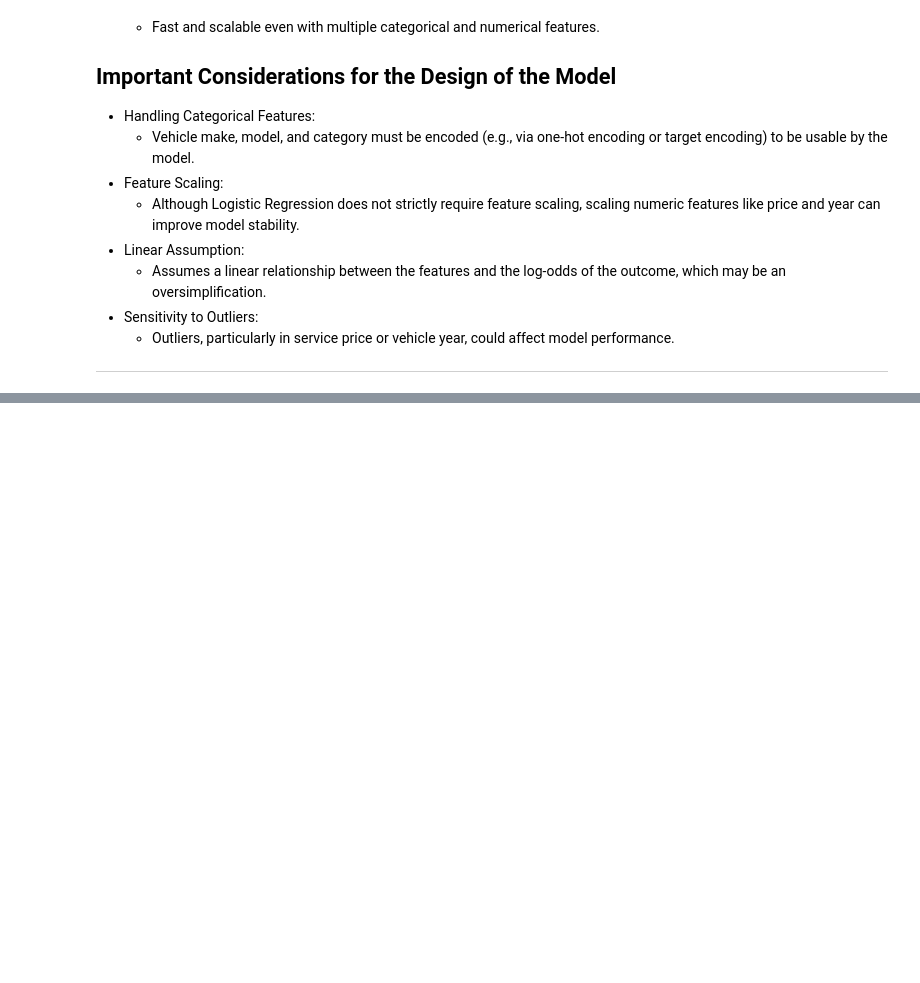
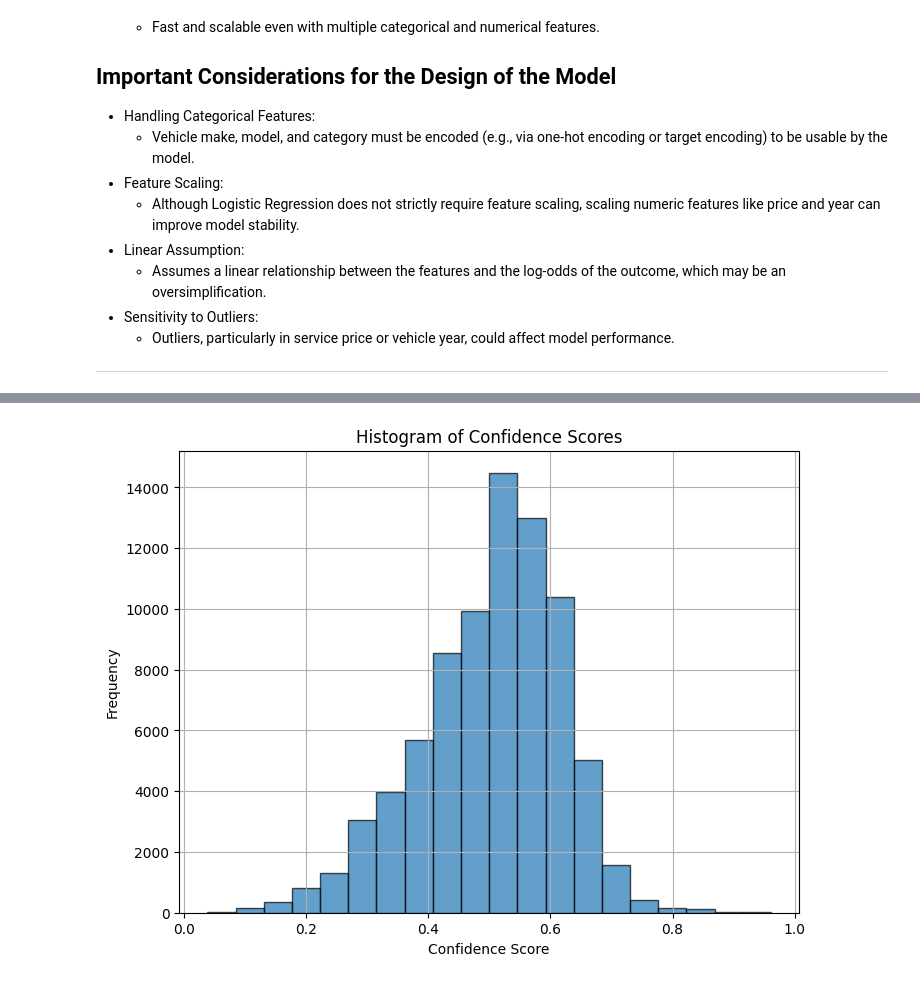
Before and after one commit to tdela12/CAPSTONE_T316, a Jupyter notebook: Preliminary Models/logRegression.ipynb, the cells around one changed output, grey strips where cells are left out. Drawn from its saved outputs; the diff is of its cells as text; code cells hidden in the pictures; blank space fills up the shorter version.

```diff
--- a/Preliminary Models/logRegression.ipynb
+++ b/Preliminary Models/logRegression.ipynb
@@ -75,0 +66,18 @@ print(data.head())
+# %%
+# Calculate the median price for each combination of TaskName, VMakeModel, and VYear
+median_prices = merged_df.groupby(['TaskName', 'VMakeModel', 'VYear'])['adjusted_price'].median().reset_index()
+median_prices = median_prices.rename(columns={'adjusted_price': 'MedianPrice'})
+
+# Merge the median prices back with the original merged_df
+merged_df = pd.merge(merged_df, median_prices, on=['TaskName', 'VMakeModel', 'VYear'], how='left')
+
+
+# Justified if the price is within 10% of the median price for that task, make/model, and year
+lower_bound = merged_df['MedianPrice'] * 0.90
+upper_bound = merged_df['MedianPrice'] * 1.10
+
+# Create the "Justified" column
+merged_df['Justified'] = ((merged_df['adjusted_price'] >= lower_bound) & (merged_df['adjusted_price'] <= upper_bound)).astype(int)
+
+print(merged_df.head())
+print(merged_df.shape)
@@ -123,0 +279,11 @@ Example Confidence Scores:
+# %%
+# Plotting histogram of the confidence scores
+plt.figure(figsize=(8, 6))
+plt.hist(confidence_scores, bins=20, edgecolor='black', alpha=0.7)
+plt.title('Histogram of Confidence Scores')
+plt.xlabel('Confidence Score')
+plt.ylabel('Frequency')
+plt.grid(True)
+plt.show()
+# %% [output]
+[figure, added]
```
Also changed, not shown: parts of 9 cells of this notebook.
